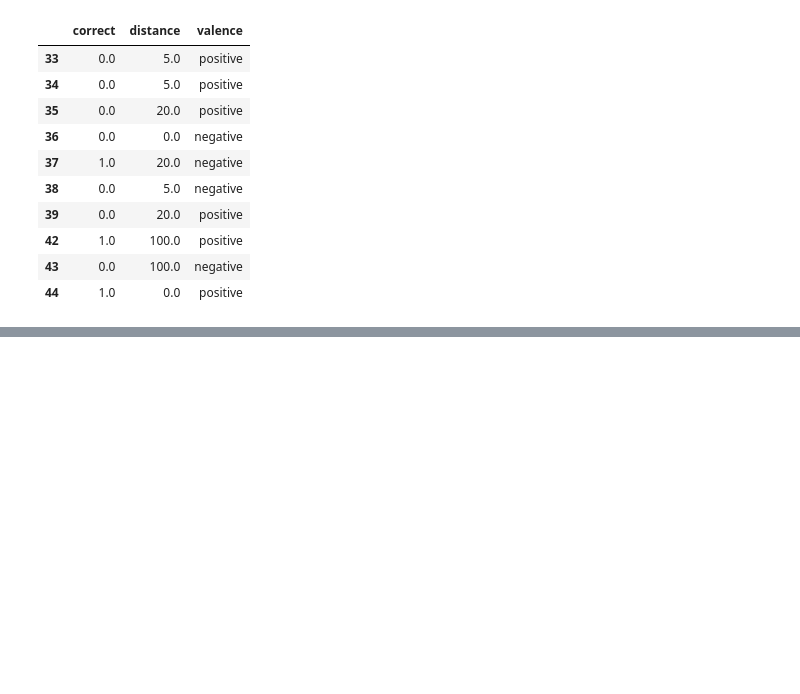
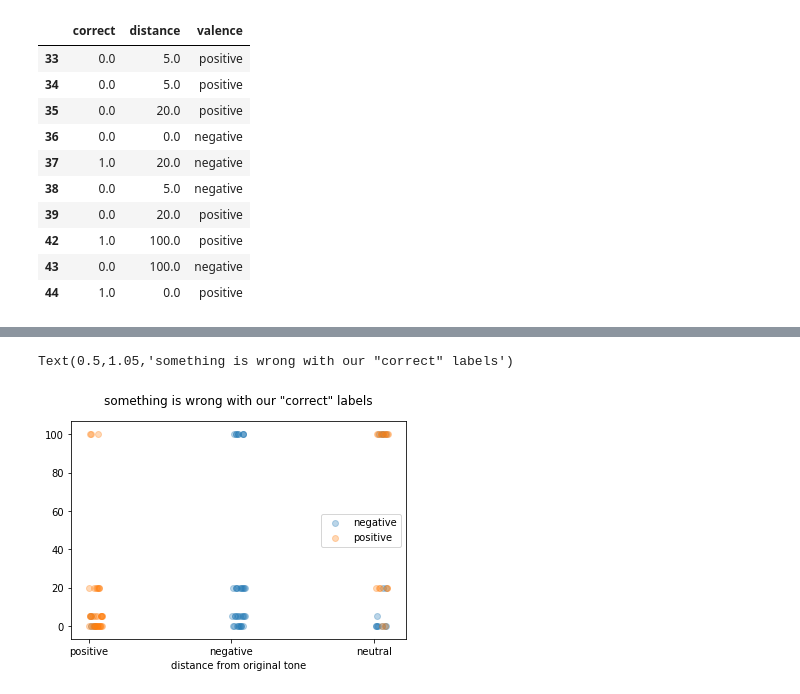
Before and after one commit to tzler/perception_affect_memory, a Jupyter notebook: experiment/pilot_analysis.ipynb, the cells around one changed output, grey strips where cells are left out. Saved outputs shown, nothing was run; the diff lists cells and outputs as text; code cells hidden in the pictures; blank space fills up the shorter version.

```diff
--- a/experiment/pilot_analysis.ipynb
+++ b/experiment/pilot_analysis.ipynb
@@ -145,0 +150,28 @@ Warnings:
+# %%
+keys = {'positive':np.zeros(len(td)), 'negative':np.zeros(len(td))}
+
+for i_subject in trial_data.subject.unique():
+
+    for i_valence in ['positive', 'negative']:
+
+        ifs = (td.correct==1) & (td.condition == 'instrumental') & (td.valence==i_valence)
+        keys[i_valence][td.subject==i_subject] = (td[ifs].key_press.unique()[0])
+# %%
+
+re = {80:0,81:1,32:2}
+generalization_data['key'] = [re[i] for i in generalization_data.key_press.values]
+generalization_data['response'] = [{80:'positive',81:'negative',32:'neutral'}[i] for i in generalization_data.key_press.values]
+# %%
+for i_valence in ['negative', 'positive']:
+    plt.scatter(generalization_data[generalization_data.valence==i_valence].key.values + .1*np.random.rand(sum(generalization_data.valence=='positive')),
+                generalization_data[generalization_data.valence==i_valence].distance.values,
+                alpha=.3, label=i_valence)
+
+
+xticks([0,1,2], ['positive', 'negative', 'neutral'])
+legend()
+xlabel('distance from original tone')
+title('something is wrong with our "correct" labels', y=1.05)
+# %% [output]
+Text(0.5,1.05,'something is wrong with our "correct" labels')
+[figure, added]
```
Also changed, not shown: parts of 3 cells of this notebook, 2 other files.
